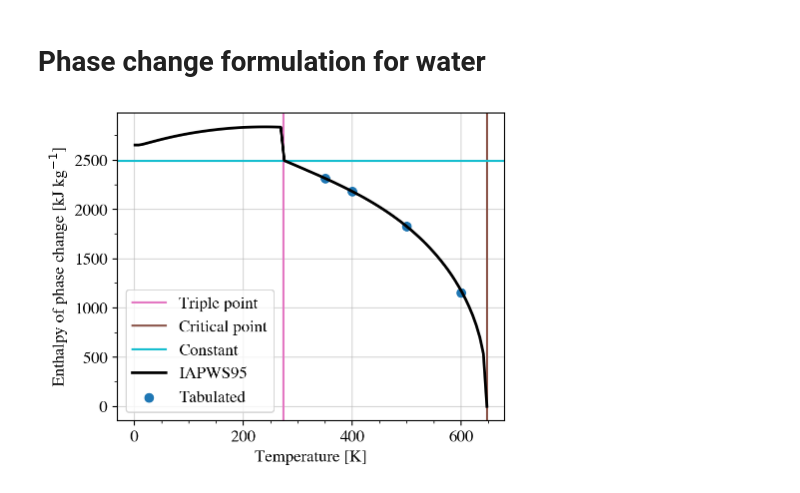
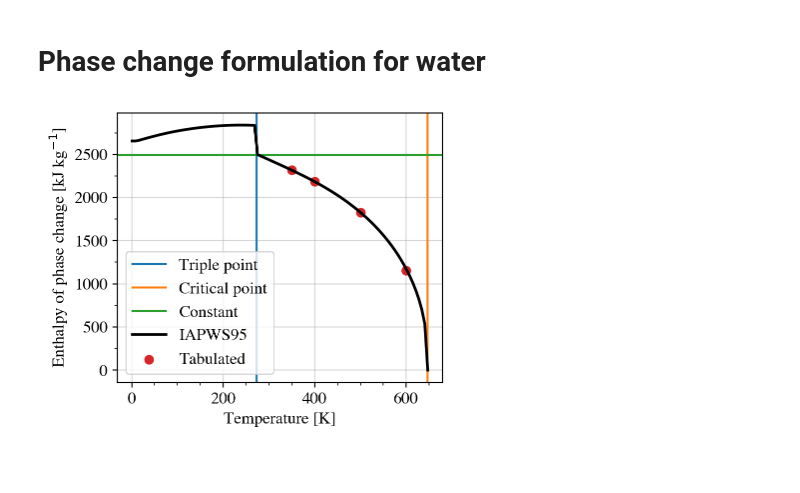
Before and after one commit to nichollsh/ThermoTools, a Jupyter notebook: deltah_water.ipynb, the cells around one changed output. Drawn from its saved outputs; the diff is of its cells as text; code cells hidden in the pictures; blank space fills up the shorter version.

```diff
--- a/deltah_water.ipynb
+++ b/deltah_water.ipynb
@@ -20,35 +20,35 @@ tab[1] /= water.mmw
 # %%
 t_arr = np.linspace(1, water.T_crit, 100)
 h_arr = np.array([water.delta_both(t) for t in t_arr])
 
 plt.close("all")
 
-fig,ax = plt.subplots(1,1, figsize=(5,4))
+fig,ax = plt.subplots(1,1, figsize=(4.2,3.5))
 
 # markers
-ax.axvline(x=water.T_trip, label="Triple point", c='tab:pink')
-ax.axvline(x=water.T_crit, label="Critical point", c="tab:brown")
+ax.axvline(x=water.T_trip, label="Triple point", c='tab:blue')
+ax.axvline(x=water.T_crit, label="Critical point", c="tab:orange")
 
 # constant value adopted previously
-ax.axhline(y=2.493e3, label="Constant", c="tab:cyan")
+ax.axhline(y=2.493e3, label="Constant", c="tab:green")
 
 # functional
 ax.plot(t_arr, h_arr/1e3, label="IAPWS95", color='k', lw=2)
 
 # tabulated
-ax.scatter(tab[0], tab[1], label="Tabulated", zorder=1)
+ax.scatter(tab[0], tab[1], label="Tabulated", zorder=1, c="tab:red")
 
 ax.set(xlabel="Temperature [K]", ylabel=r"Enthalpy of phase change [kJ kg$^{-1}$]", zorder=2)
 ax.legend()
 ax.grid(alpha=0.5)
 ax.set_axisbelow(True)
 
 ax.xaxis.set_minor_locator(MultipleLocator(50))
 ax.yaxis.set_minor_locator(MultipleLocator(250))
 
 
 fig.savefig("nogit/L_H2O.pdf", bbox_inches='tight')
 
 plt.show()
 # %% [output]
-[figure, old version]
+[figure, new version]
```
Also changed, not shown: 8 other files.
